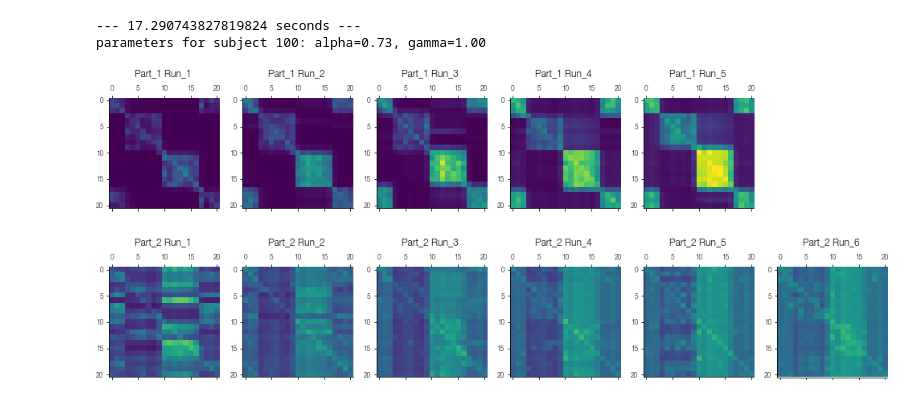
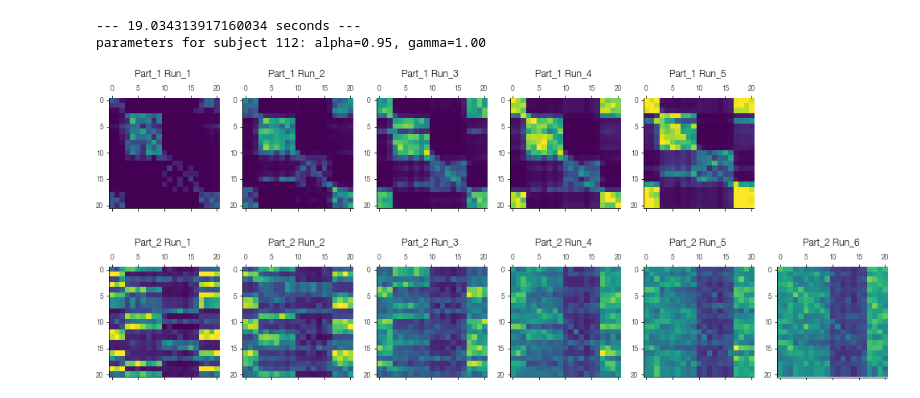
Before and after one commit to prestonlab/tesser_successor, a Jupyter notebook: test_sr_fit.ipynb, the cells around one changed output. Drawn from its saved outputs; the diff is of its cells as text; code cells hidden in the pictures.

Commit message:
testing out more subjects with sr fitting

```diff
--- a/test_sr_fit.ipynb
+++ b/test_sr_fit.ipynb
@@ -7,21 +7,25 @@ from tesser import rsa
 from tesser import plot_models
 
 data_dir = '/Users/morton/data/tesser'
+subject = 112
 # %%
 # load structure learning and induction data for one subject
-df_struct = util.load_struct(data_dir, 101)
-df_induct = util.load_induction(data_dir, 101)
+df_struct = util.load_struct(data_dir, subject)
+df_induct = util.load_induction(data_dir, subject)
 # %%
 # estimate parameters for this subject
+importlib.reload(fit)
 alpha, gamma = fit.maximize_likelihood(df_struct, df_induct,
                                        'differential evolution')
-print(f'parameters for subject 100: alpha={alpha:.2f}, gamma={gamma:.2f}')
+print(f'parameters for subject {subject}: alpha={alpha:.2f}, gamma={gamma:.2f}')
 # %% [output]
---- 17.290743827819824 seconds ---
-parameters for subject 100: alpha=0.73, gamma=1.00
+--- 19.034313917160034 seconds ---
+parameters for subject 112: alpha=0.95, gamma=1.00
 # %%
 # plot the SR matrix after each run
+import importlib
+importlib.reload(plot_models)
 M = sr.learn_sr(df_struct, gamma, alpha)
-plot_models.plot_explore_runs(M, 100, 'persist', gamma, alpha)
+plot_models.plot_explore_runs(M, subject, 'persist', gamma, alpha, vmax=10)
 # %% [output]
-[figure, old version]
+[figure, new version]
```
